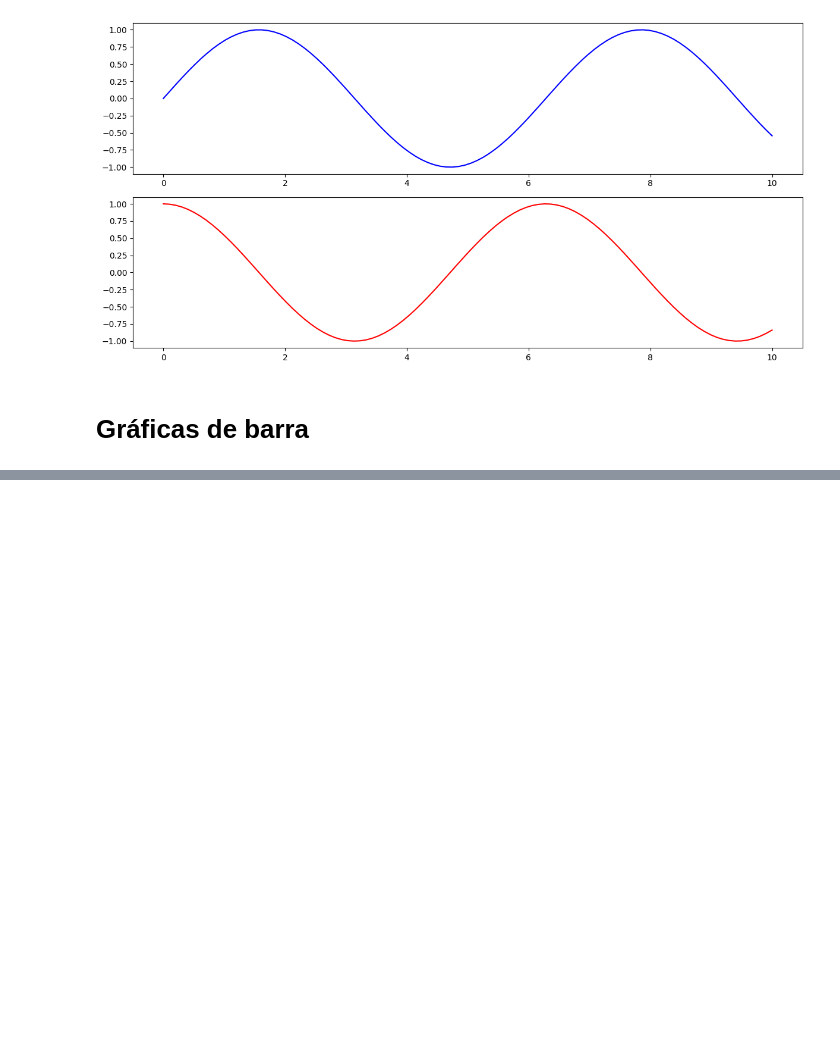
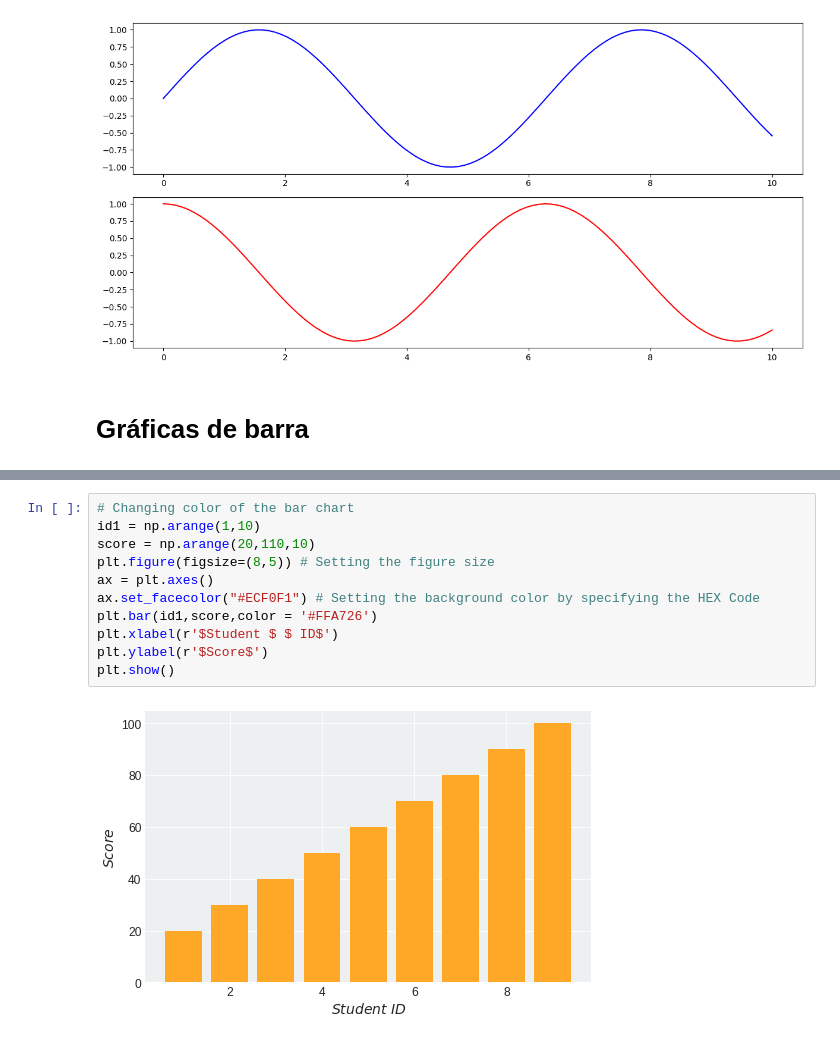
Before and after one commit to hatchdavid1/data_viz_plt_sns, a Jupyter notebook: data_viz_plt.ipynb, the cells around one changed output, grey strips where cells are left out. Saved outputs shown, nothing was run; the diff lists cells and outputs as text; blank space fills up the shorter version.

```diff
--- a/data_viz_plt.ipynb
+++ b/data_viz_plt.ipynb
@@ -288,0 +291,13 @@ plt.show() # Mostrar el gráfico
+# %%
+# Changing color of the bar chart
+id1 = np.arange(1,10)
+score = np.arange(20,110,10)
+plt.figure(figsize=(8,5)) # Setting the figure size
+ax = plt.axes()
+ax.set_facecolor("#ECF0F1") # Setting the background color by specifying the HEX Code
+plt.bar(id1,score,color = '#FFA726')
+plt.xlabel(r'$Student $ $ ID$')
+plt.ylabel(r'$Score$')
+plt.show()
+# %% [output]
+[figure, added]
```
Also changed, not shown: parts of 15 cells of this notebook.
